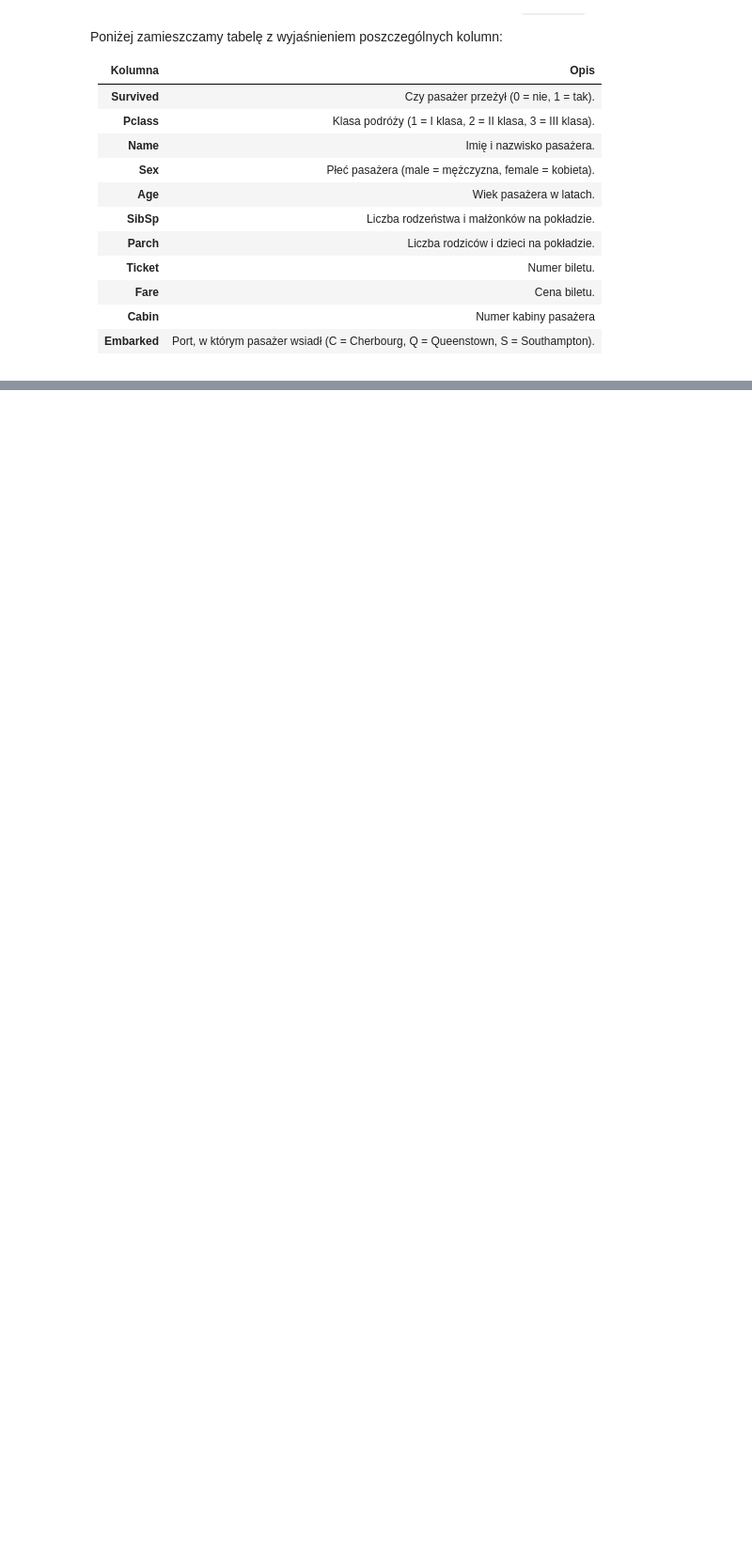
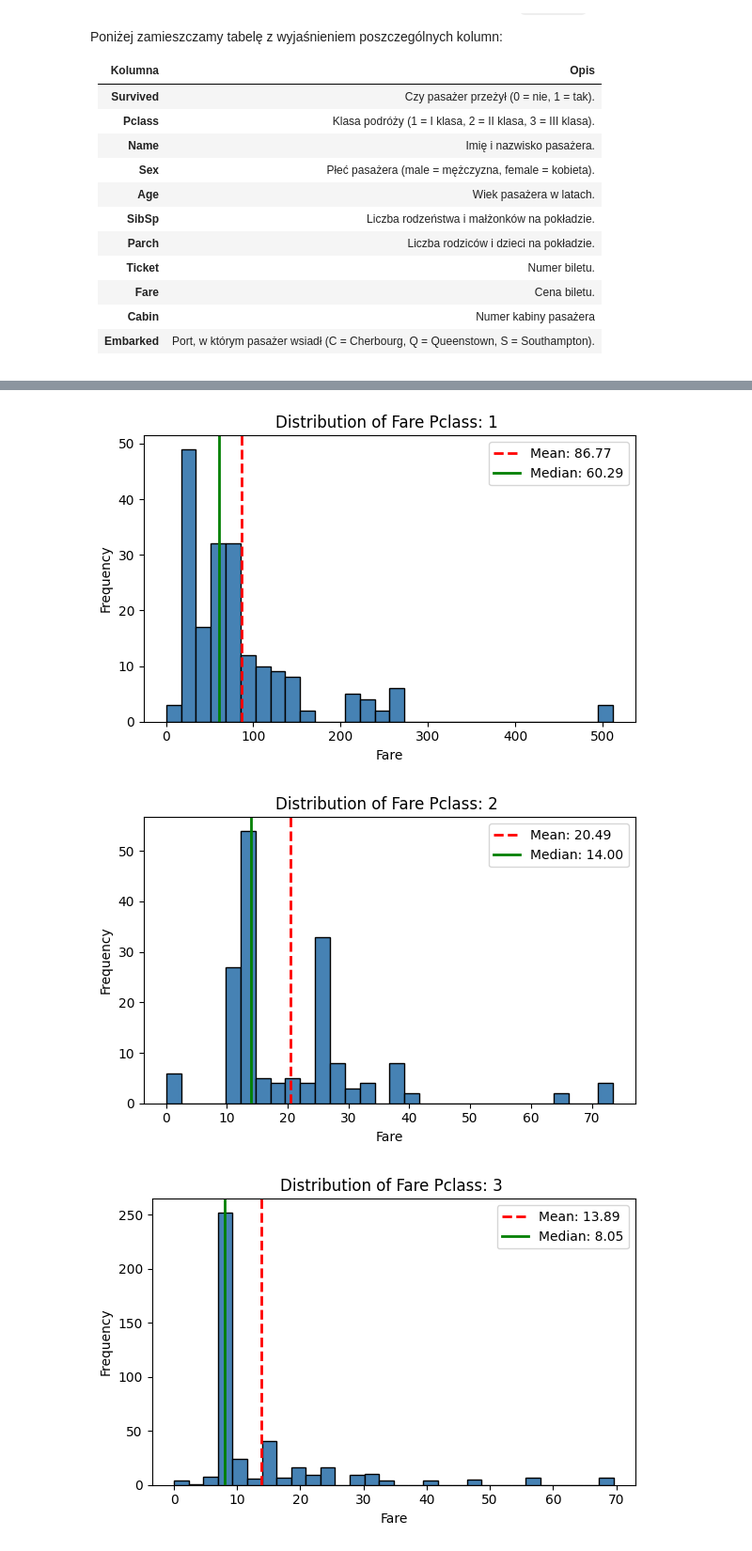
Before and after one commit to Solvro/ml-wakacyjne-wyzwanie-2025, a Jupyter notebook: 1_przetwarzanie_wizualizacja/EDA_zadanie.ipynb, the cells around one changed output, grey strips where cells are left out. Shown at 94% size. Drawn from its saved outputs; the diff is of its cells as text; code cells hidden in the pictures; blank space fills up the shorter version.

```diff
--- a/1_przetwarzanie_wizualizacja/EDA_zadanie.ipynb
+++ b/1_przetwarzanie_wizualizacja/EDA_zadanie.ipynb
@@ -67,0 +191,10 @@ titanic_df = pd.read_csv(base_path / 'titanic.csv', index_col='PassengerId')
+# %%
+classList = df['Pclass'].unique()
+classList.sort()
+
+for Pclass in classList:
+  plot_numeric_histogram(df[df['Pclass'] == Pclass], column_name='Fare', info = f'Pclass: {Pclass}')
+# %% [output]
+[figure, added]
+[figure, added]
+[figure, added]
```
Also changed, not shown: parts of 42 cells of this notebook.
